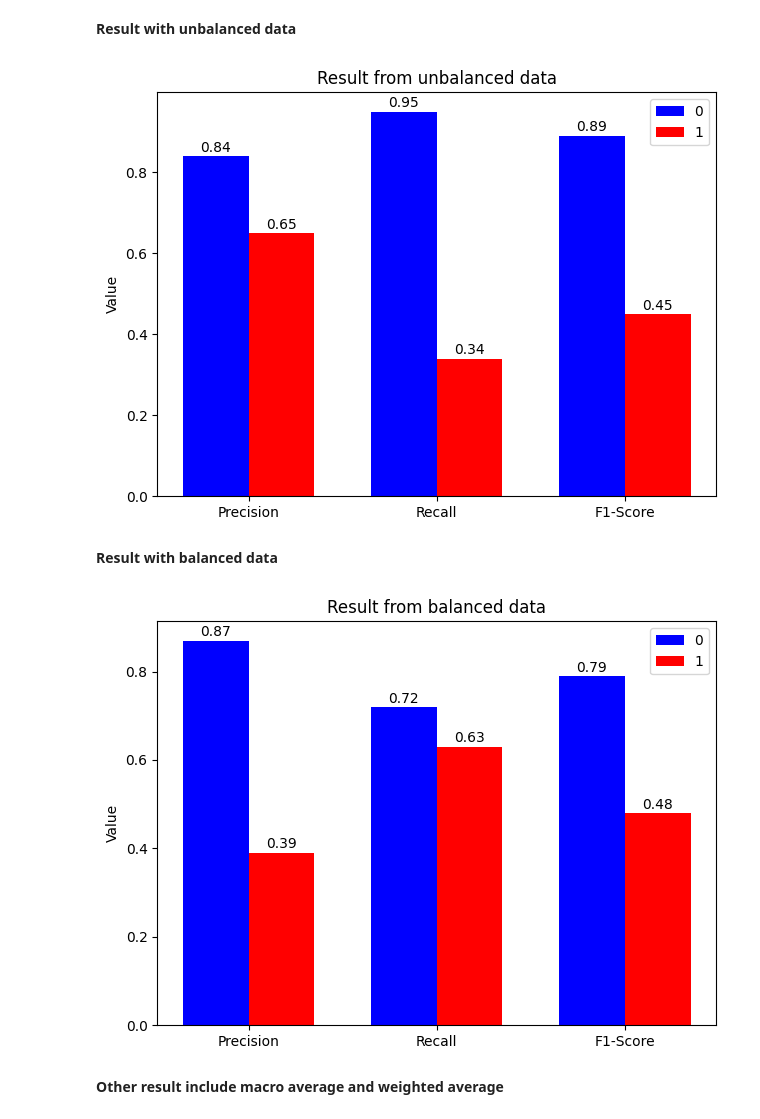
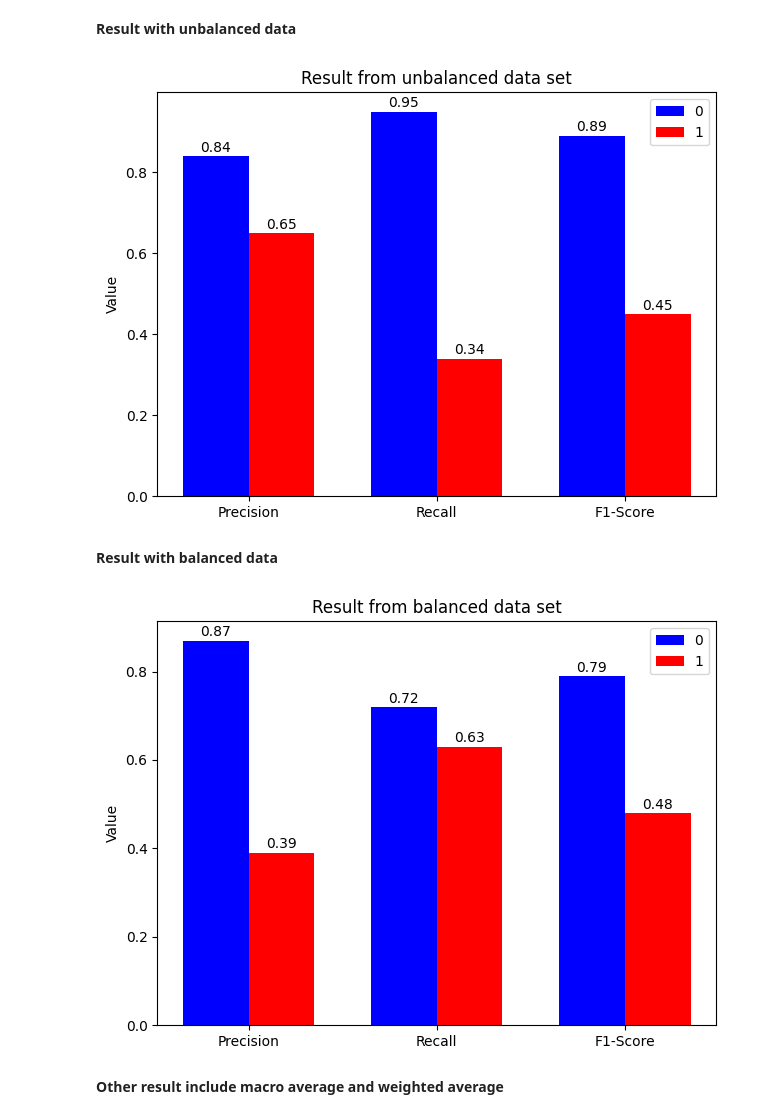
Before and after one commit to Charles20239/Credit_Card_Default_Prediction, a Jupyter notebook: LogicRegression.ipynb, the cells around one changed output. Drawn from its saved outputs; the diff is of its cells as text; code cells hidden in the pictures.

```diff
--- a/LogicRegression.ipynb
+++ b/LogicRegression.ipynb
@@ -491,35 +491,35 @@ x = np.arange(len(labels))  # label position
 width = 0.35  # width of column
 
 fig, ax = plt.subplots()
 
 rects1 = ax.bar(x - width/2, group1_data, width, label='0', color='b')
 rects2 = ax.bar(x + width/2, group2_data, width, label='1', color='r')
 
 # add text, title
 ax.set_ylabel('Value')
-ax.set_title('Result from unbalanced data')
+ax.set_title('Result from unbalanced data set')
 ax.set_xticks(x)
 ax.set_xticklabels(labels)
 ax.legend()
 
 # add label to each column
 def autolabel(rects):
     for rect in rects:
         height = rect.get_height()
         ax.annotate('{}'.format(height),
                     xy=(rect.get_x() + rect.get_width() / 2, height),
                     xytext=(0, 1),  # vertical shift
                     textcoords="offset points",
                     ha='center', va='bottom')
 
 autolabel(rects1)
 autolabel(rects2)
 
 fig.tight_layout()
 
 plt.show()
 # %% [output]
-[figure, old version]
+[figure, new version]
 # %% [markdown]
 **Result with balanced data**
 # %%
@@ -538,7 +538,7 @@ rects2 = ax.bar(x + width/2, group2_data, width, label='1', color='r')
 
 # add text, title
 ax.set_ylabel('Value')
-ax.set_title('Result from balanced data')
+ax.set_title('Result from balanced data set')
 ax.set_xticks(x)
 ax.set_xticklabels(labels)
 ax.legend()
@@ -560,7 +560,7 @@ fig.tight_layout()
 
 plt.show()
 # %% [output]
-[figure, old version]
+[figure, new version]
 # %% [markdown]
 **Other result include macro average and weighted average**
 # %% [markdown]
```
Also changed, not shown: parts of 2 cells of this notebook.
